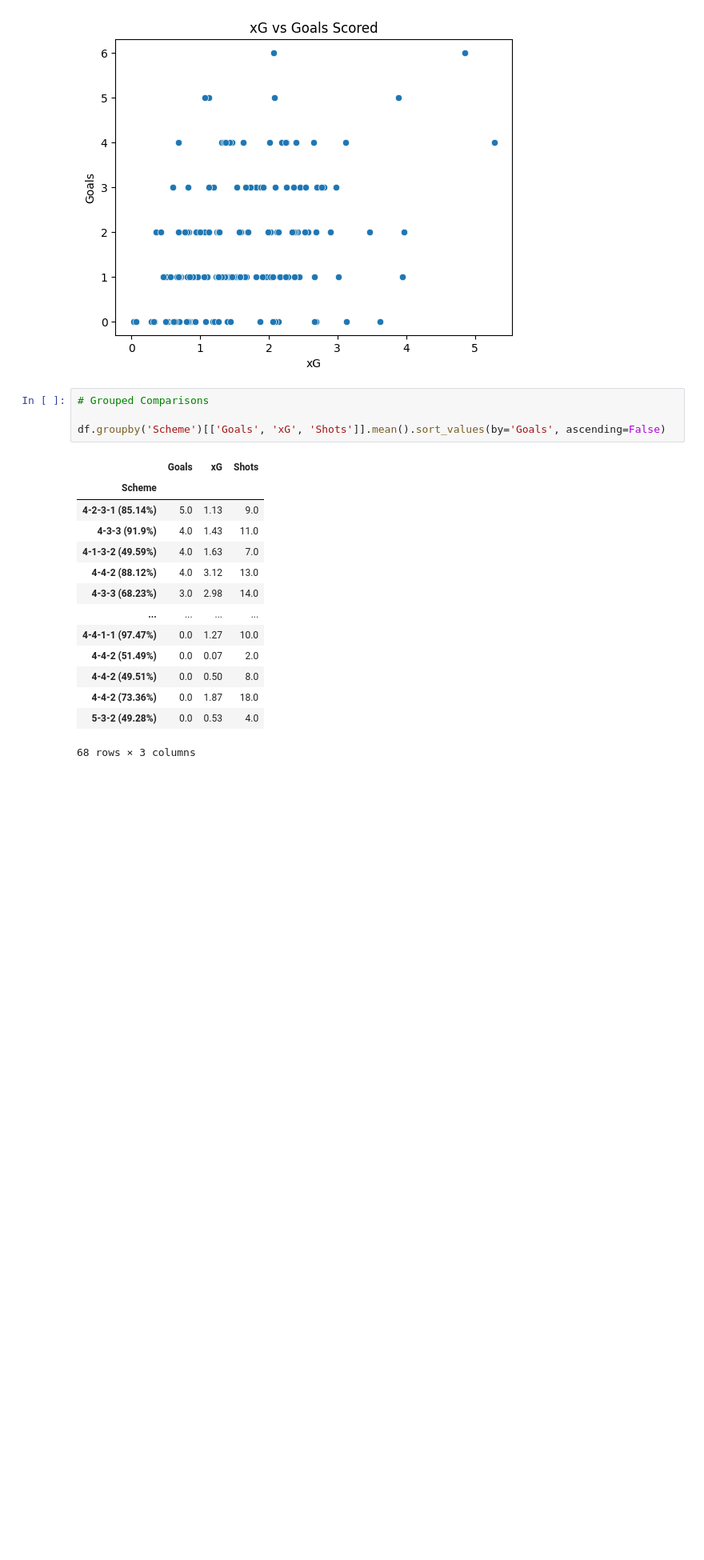
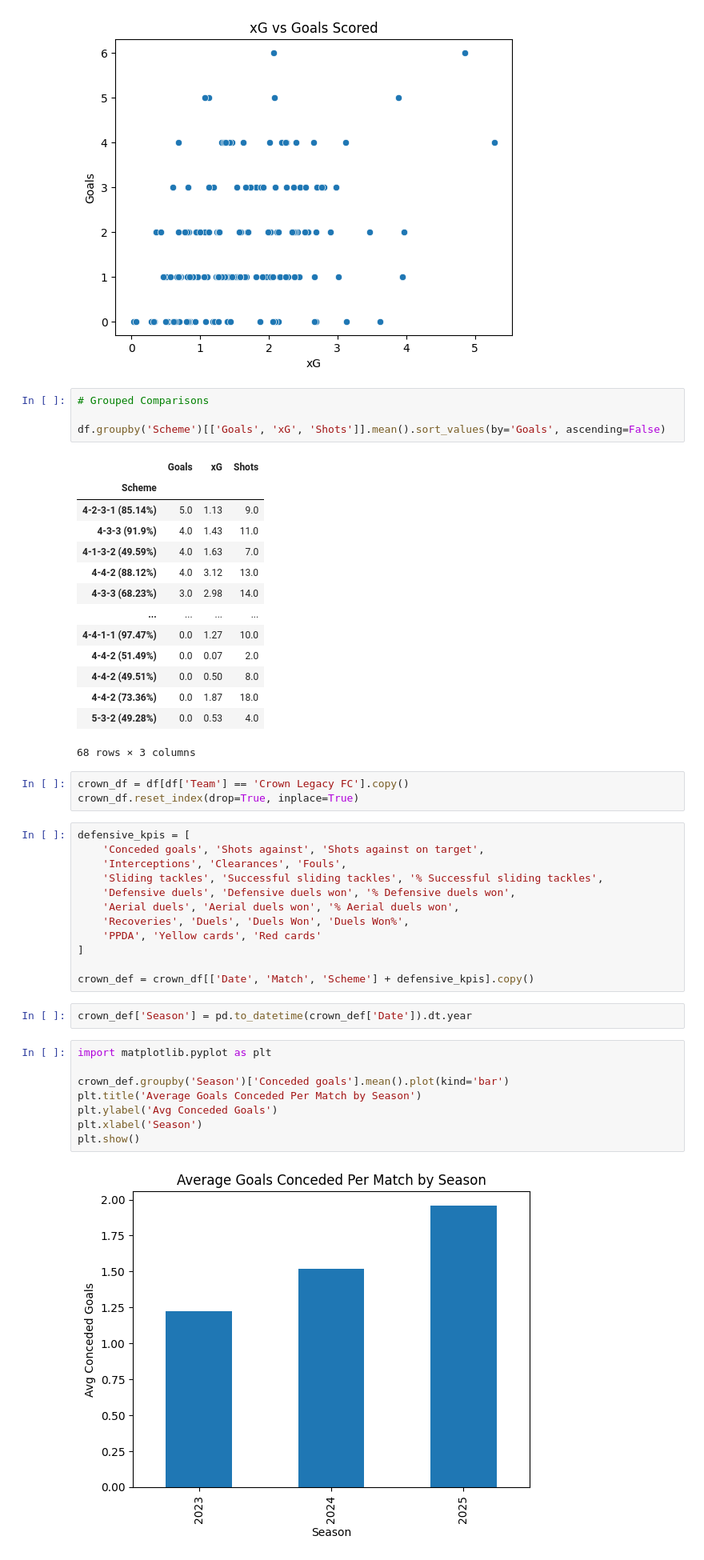
Before and after one commit to jellis1111/Crown-Legacy-Analysis, a Jupyter notebook: Crown Legacy Stats_EDA.ipynb, the cells around one changed output. Shown at 80% size. Saved outputs shown, nothing was run; the diff lists cells and outputs as text; blank space fills up the shorter version.

```diff
--- a/Crown Legacy Stats_EDA.ipynb
+++ b/Crown Legacy Stats_EDA.ipynb
@@ -151,3 +151,30 @@ df.groupby('Scheme')[['Goals', 'xG', 'Shots']].mean().sort_values(by='Goals', as
 | 4-4-2 (73.36%) | 0.0 | 1.87 | 18.0 |
 | 5-3-2 (49.28%) | 0.0 | 0.53 | 4.0 |
 68 rows × 3 columns
+# %%
+crown_df = df[df['Team'] == 'Crown Legacy FC'].copy()
+crown_df.reset_index(drop=True, inplace=True)
+# %%
+defensive_kpis = [
+    'Conceded goals', 'Shots against', 'Shots against on target',
+    'Interceptions', 'Clearances', 'Fouls',
+    'Sliding tackles', 'Successful sliding tackles', '% Successful sliding tackles',
+    'Defensive duels', 'Defensive duels won', '% Defensive duels won',
+    'Aerial duels', 'Aerial duels won', '% Aerial duels won',
+    'Recoveries', 'Duels', 'Duels Won', 'Duels Won%',
+    'PPDA', 'Yellow cards', 'Red cards'
+]
+
+crown_def = crown_df[['Date', 'Match', 'Scheme'] + defensive_kpis].copy()
+# %%
+crown_def['Season'] = pd.to_datetime(crown_def['Date']).dt.year
+# %%
+import matplotlib.pyplot as plt
+
+crown_def.groupby('Season')['Conceded goals'].mean().plot(kind='bar')
+plt.title('Average Goals Conceded Per Match by Season')
+plt.ylabel('Avg Conceded Goals')
+plt.xlabel('Season')
+plt.show()
+# %% [output]
+[figure, added]
```
Also changed, not shown: parts of 25 cells of this notebook.
